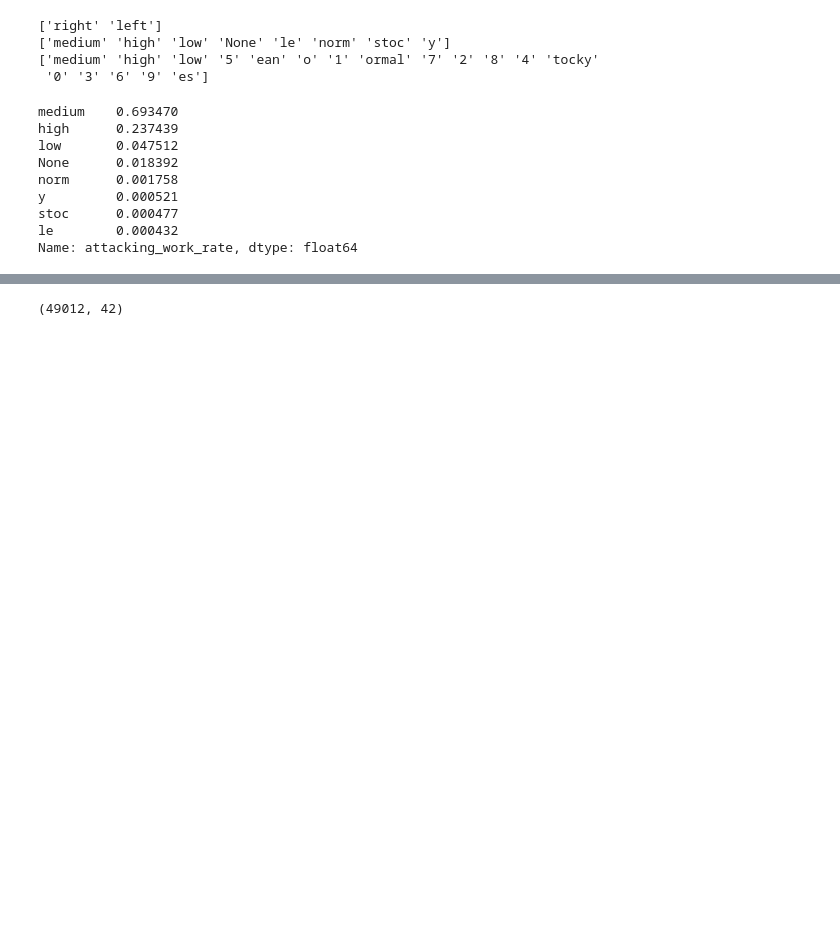
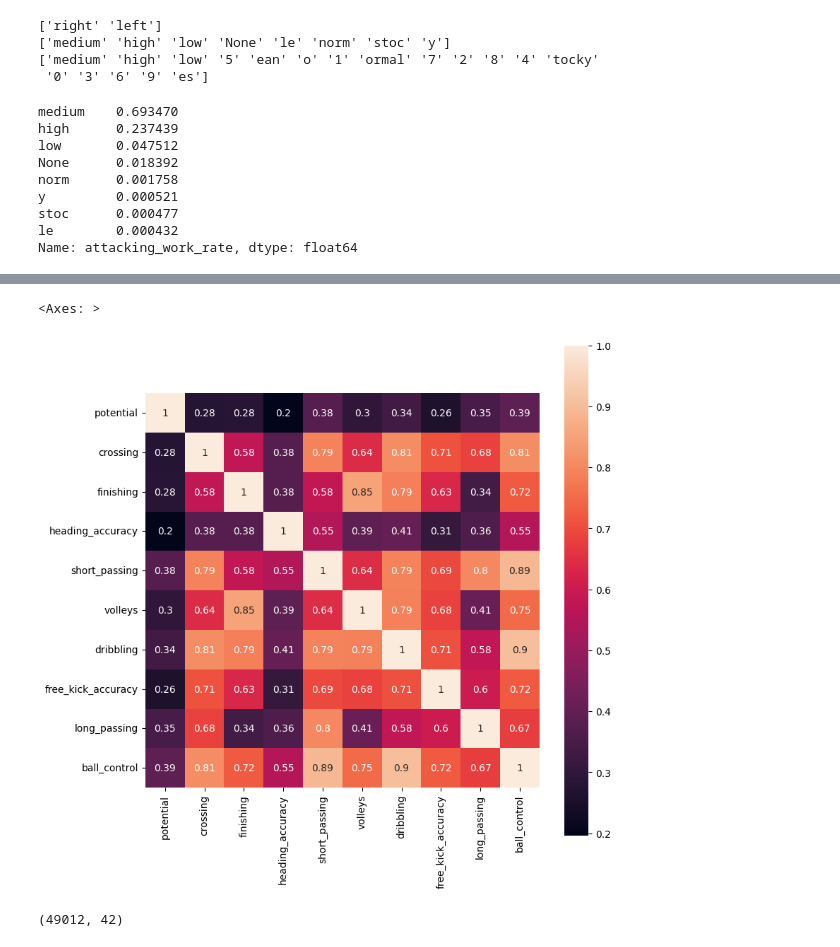
Before and after one commit to nihal-DS/Euro-Soccer-Analysis, a Jupyter notebook: Euro_Soccer1.ipynb, the cells around one changed output, grey strips where cells are left out. Cells and saved outputs as stored; diff of their text form; code cells hidden in the pictures; blank space fills up the shorter version.

```diff
--- a/Euro_Soccer1.ipynb
+++ b/Euro_Soccer1.ipynb
@@ -136,0 +179,11 @@ y = scaler.fit_transform(y.values.reshape((50000, 1)))
+# %%
+def backward_elimination(X, y):
+    significant_cols = np.array(range(38))
+    p_val = [1]
+    while len(p_val) > 0:
+        stat_ols = sm.OLS(endog = y, exog = X[:, significant_cols]).fit()
+        p_val = np.argwhere(stat_ols.pvalues>0.05).flatten()
+        significant_cols = np.argwhere(stat_ols.pvalues != np.max(stat_ols.pvalues)).flatten()
+    return significant_cols
+# %%
+features = backward_elimination(X_scale, y_scale)
@@ -136,0 +194,5 @@ y = scaler.fit_transform(y.values.reshape((50000, 1)))
+# %%
+features = col_name[features]
+# %%
+X_ols = X.loc[:, features]
+X_ols.head()
@@ -137,3 +209,9 @@ y = scaler.fit_transform(y.values.reshape((50000, 1)))
+# %%
+plt.figure(figsize = (9,9))
+sns.heatmap(X_ols.corr(), annot = True, square = True)
+# %% [output]
+<Axes: >
+[figure, added]
 # %%
 # Manually selecting features (34)
 features = ['potential', 'crossing', 'finishing', 'heading_accuracy',
```
Also changed, not shown: parts of 13 cells of this notebook.
